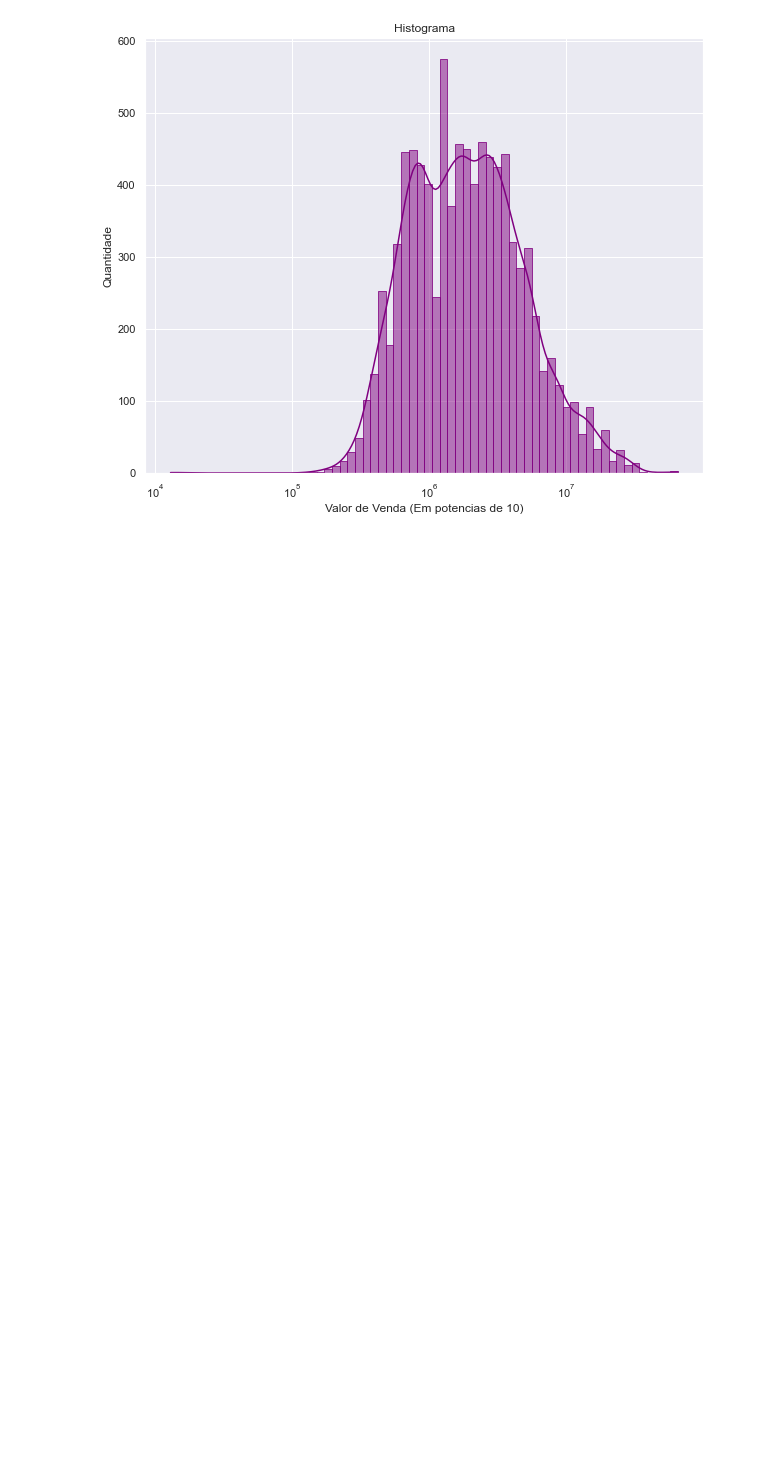
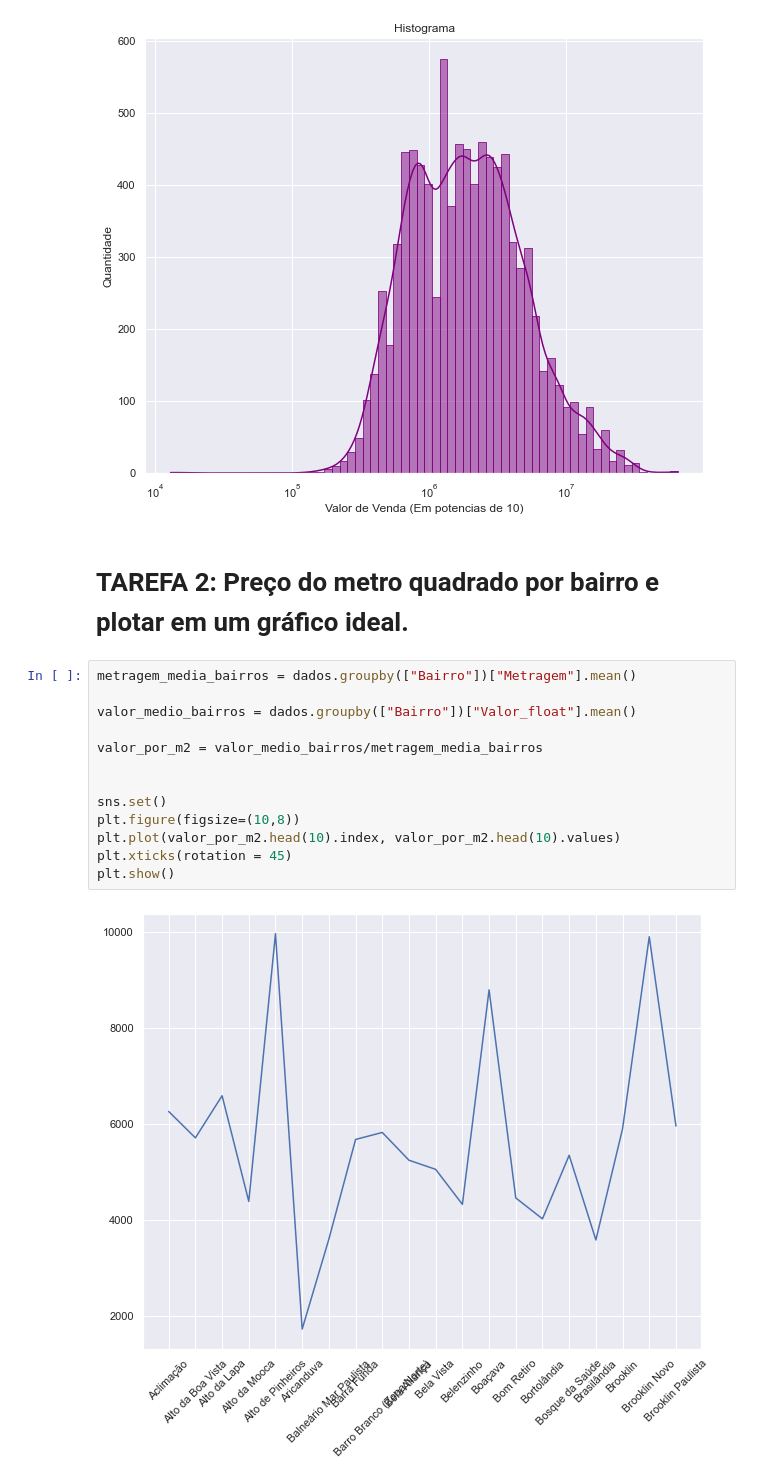
Before and after one commit to felmateos/Alura-Imersao-Dados-4, a Jupyter notebook: aula2/aula2.ipynb, the cells around one changed output. Drawn from its saved outputs; the diff is of its cells as text; blank space fills up the shorter version.

```diff
--- a/aula2/aula2.ipynb
+++ b/aula2/aula2.ipynb
@@ -63,3 +63,20 @@ histograma.set_ylabel("Quantidade")
 plt.show()
 # %% [output]
 [figure]
+# %% [markdown]
+# TAREFA 2: Preço do metro quadrado por bairro e plotar em um gráfico ideal.
+# %%
+metragem_media_bairros = dados.groupby(["Bairro"])["Metragem"].mean()
+
+valor_medio_bairros = dados.groupby(["Bairro"])["Valor_float"].mean()
+
+valor_por_m2 = valor_medio_bairros/metragem_media_bairros
+
+
+sns.set()
+plt.figure(figsize=(10,8))
+plt.plot(valor_por_m2.head(10).index, valor_por_m2.head(10).values)
+plt.xticks(rotation = 45)
+plt.show()
+# %% [output]
+[figure, added]
```
